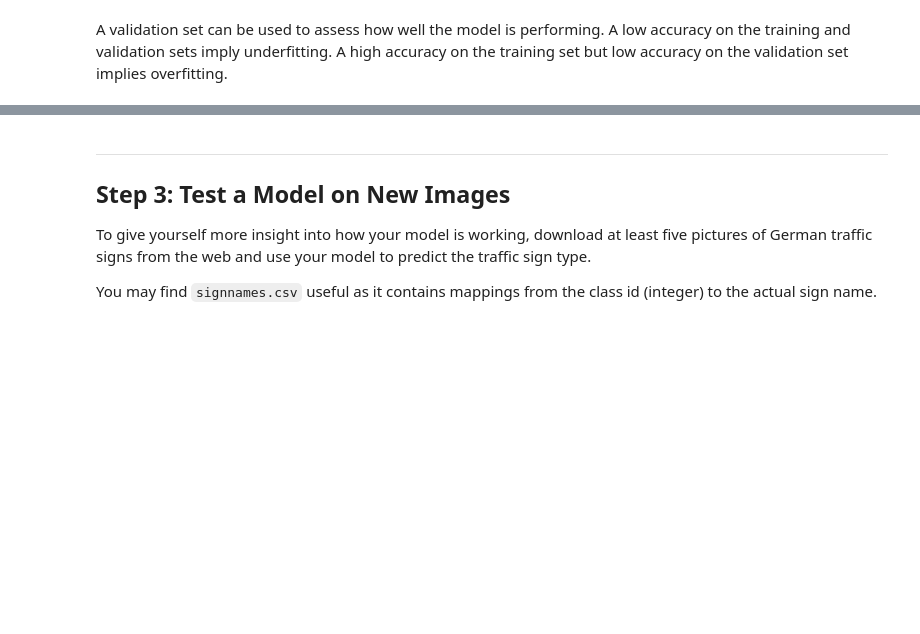
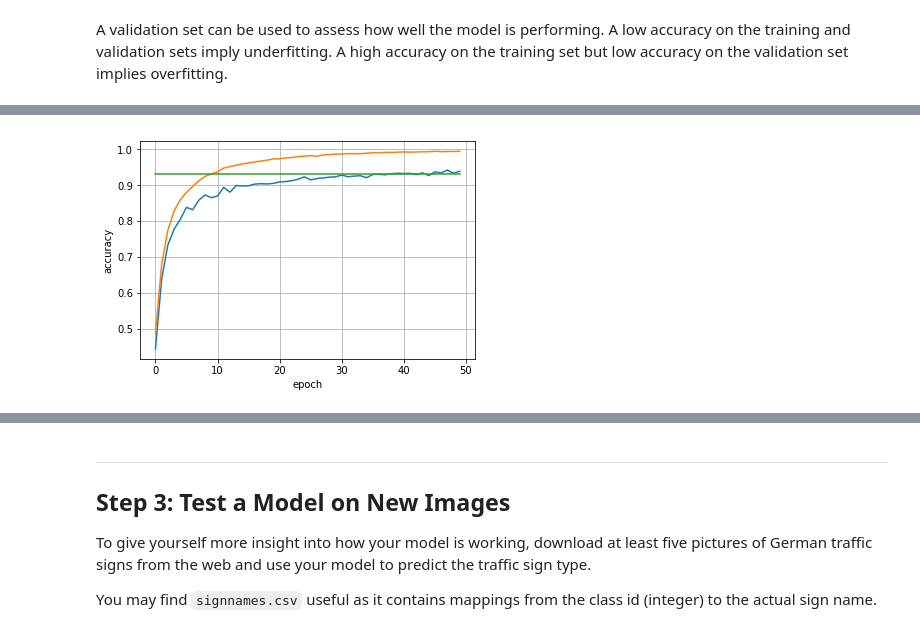
Before and after one commit to hkube/CarND-Traffic-Sign-Classifier-Project, a Jupyter notebook: Traffic_Sign_Classifier.ipynb, the cells around one changed output, grey strips where cells are left out. Cells and saved outputs as stored; diff of their text form; code cells hidden in the pictures; blank space fills up the shorter version.

```diff
--- a/Traffic_Sign_Classifier.ipynb
+++ b/Traffic_Sign_Classifier.ipynb
@@ -336,0 +317,58 @@ Wall time: 1min 19s
+# %%
+%%time
+### Train your model here.
+### Calculate and report the accuracy on the training and validation set.
+### Once a final model architecture is selected,
+### the accuracy on the test set should be calculated and reported as well.
+### Feel free to use as many code cells as needed.
+
+#keep_prob = 0.7
+KEEP_PROB_MAX = 0.5
+KEEP_PROB_MIN = 0.5
+#rate = 0.0003 #0.001
+RATE_MAX = 0.0003
+RATE_MIN = 0.0003
+EPOCHS = 50 #10
+#BATCH_SIZE = 192 #128
+
+accuracy_train = np.zeros(EPOCHS)
+accuracy_valid = np.zeros(EPOCHS)
+accuracy_target= np.full(EPOCHS, 0.93)
+
+with tf.Session() as sess:
+    sess.run(tf.global_variables_initializer())
+    num_examples = len(X_train)
+
+    keep_prob_step = (KEEP_PROB_MAX - KEEP_PROB_MIN) / EPOCHS
+    rate_step = (RATE_MAX - RATE_MIN) / EPOCHS
+    rate = RATE_MAX
+    keep_prob = KEEP_PROB_MIN
+
+    print("Training...")
+    for i in range(EPOCHS):
+        X_train, y_train = sklearn.utils.shuffle(X_train, y_train)
+        for offset in range(0, num_examples, BATCH_SIZE):
+            end = offset + BATCH_SIZE
+            batch_x, batch_y = X_train[offset:end], y_train[offset:end]
+            sess.run(training_operation, feed_dict={x: batch_x, y: batch_y})
+
+        accuracy_train[i] = evaluate(X_train, y_train)
+        accuracy_valid[i] = evaluate(X_valid, y_valid)
+        print("EPOCH [{}] ... rate: {:.5f} keep: {:.3f} accuracy train: {:.3f} valid: {:.3f}".format(i+1, rate, keep_prob, accuracy_train[i], accuracy_valid[i]))
+        rate -= rate_step
+        keep_prob += keep_prob_step
+
+    saver.save(sess, './TrafSignClass')
+    print("Model saved")
+
+    plt.plot(accuracy_valid)
+    plt.plot(accuracy_train)
+    plt.plot(accuracy_target)
+    plt.xlabel("epoch")
+    plt.ylabel("accuracy")
+    plt.grid(True)
+    plt.show()
+
+    test_accuracy = evaluate(X_test, y_test)
+    print("Test accuracy = {:.3f}".format(test_accuracy))
+# %% [output]
@@ -336,0 +392 @@ Wall time: 1min 19s
+[figure, added]
```
Also changed, not shown: parts of 14 cells of this notebook, 2 other files.
